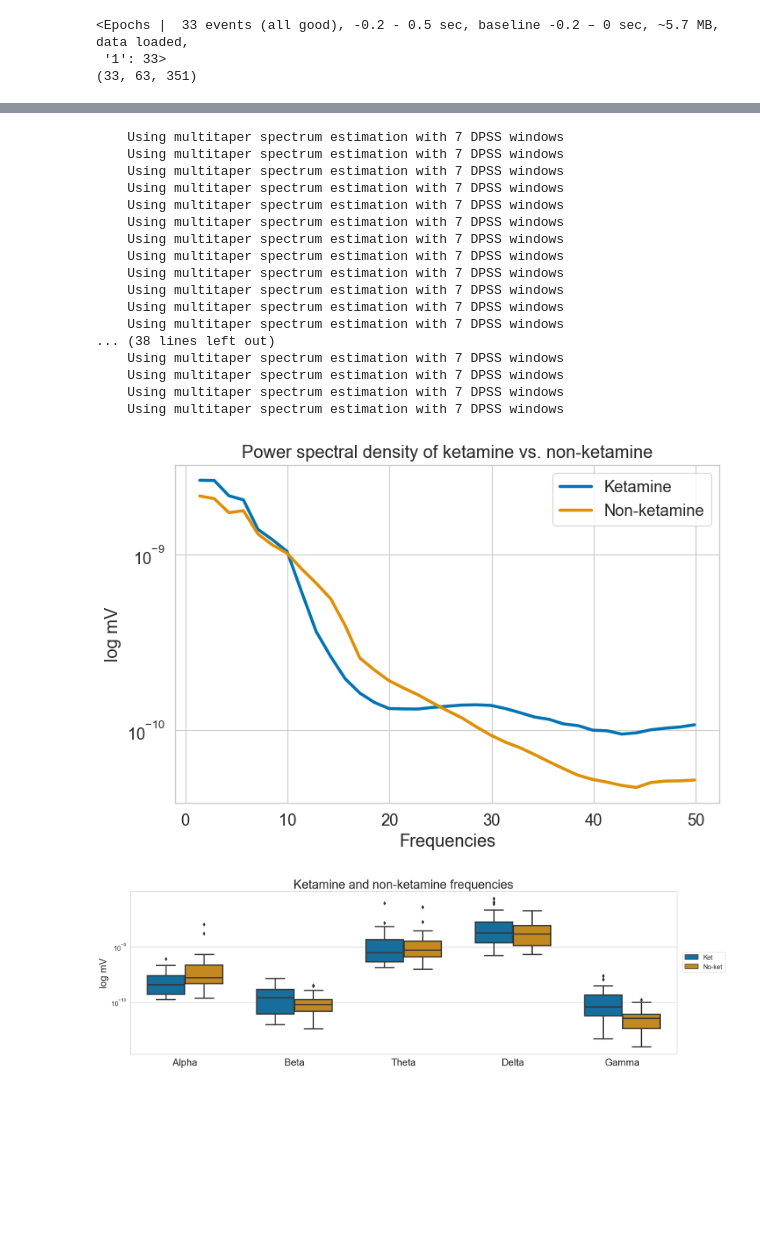
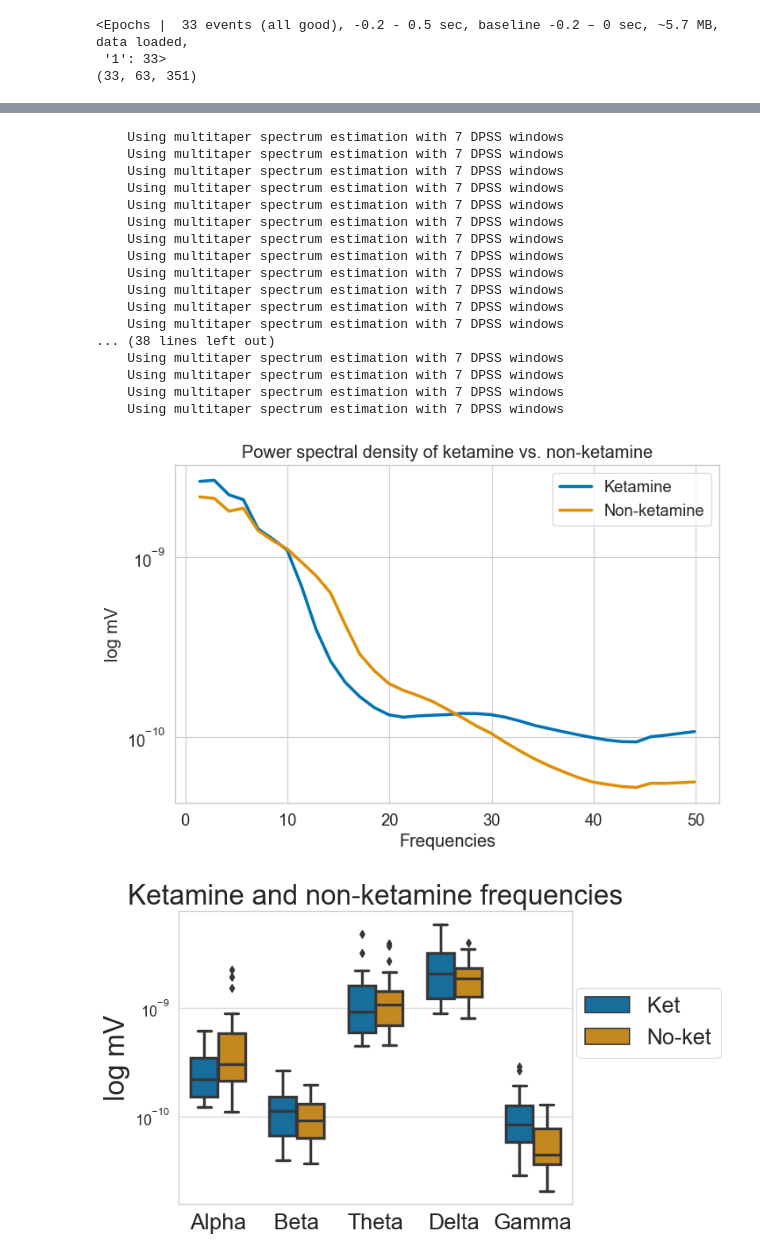
Before and after one commit to AndrlmMass/Ketamine-project, a Jupyter notebook: DataAnalysis/EEG_analysis/MainAnal/SpectrumAnalyses.ipynb, the cells around one changed output, grey strips where cells are left out. Drawn from its saved outputs; the diff is of its cells as text; code cells hidden in the pictures; blank space fills up the shorter version.

```diff
--- a/DataAnalysis/EEG_analysis/MainAnal/SpectrumAnalyses.ipynb
+++ b/DataAnalysis/EEG_analysis/MainAnal/SpectrumAnalyses.ipynb
@@ -166,7 +166,7 @@ for cond in DataAd.keys():
     for pers in DataAd[cond]:
         psds, sfreq = mne.time_frequency.psd_array_multitaper(DataAd[cond][pers],sfreq=500, fmin=1, fmax=50)
         if pers == '2001':
-            pers = 2001
+            pers = 'Pilot_2001'
         if cond in ket_conds:
             ED_sum = df.loc[Q_corresp[ket_conds.index(cond)],pers]
             ON_sum = df.loc[Q_corresp[ket_conds.index(cond)]+1,pers]
@@ -206,9 +206,9 @@ sns.lineplot(x=sfreq,y=list(np.mean(psdss['ED: 1'],axis=0).T),label='ED: 1')
 sns.lineplot(x=sfreq,y=list(np.mean(psdss['ED_ON: 0'],axis=0).T),label='ED_ON: 0')
 sns.lineplot(x=sfreq,y=list(np.mean(psdss['ED_ON: 1'],axis=0).T),label='ED_ON: 1')
 plt.yscale('log')
-plt.xlabel('Frequencies')
-plt.ylabel('log mV')
-plt.title('Power spectral density of Ego dissolution vs. non-ego dissolution', loc='center')
+plt.xlabel('Frequencies', size=25)
+plt.ylabel('log mV', size=25)
+plt.title('Power spectral density of ED vs. non-ED', loc='center', size=25)
 plt.legend()
 # Resize the figure to a specific size
 plt.gcf().set_size_inches(8, 5) # 6 inches by 4 inches
@@ -302,7 +303,7 @@ with open(file_path,'rb') as g:
 DataA = raw.copy()
 # %%
 #Psd between ket and non-ket
-
+DataAd = DataA.copy()
 #Categorize data by ket or non-ket
 Ketictary = {'Ket':[],'No-ket':[]}
 for cond in DataAd.keys():
@@ -349,38 +350,41 @@ plt.savefig('M:\\pc\\Dokumenter\\GitHub\\Ketamine-project\\DataAnalysis\\EEG_ana
     Using multitaper spectrum estimation with 7 DPSS windows
     Using multitaper spectrum estimation with 7 DPSS windows
     Using multitaper spectrum estimation with 7 DPSS windows
-[figure, old version]
+[figure, new version]
 # %%
 #Now do the same for the boxplot
 #Create a dictionary with the frequencies
 freqs = {'Alpha':{'Ket':[], 'No-ket':[]},'Beta':{'Ket':[], 'No-ket':[]},'Theta':{'Ket':[], 'No-ket':[]},'Delta':{'Ket':[], 'No-ket':[]},'Gamma':{'Ket':[], 'No-ket':[]}}
 for cond in Ketictary.keys():
     for psd in Ketictary[cond]:
         freqs['Alpha'][cond].append(np.mean(psd[8:12],axis=0))
         freqs['Beta'][cond].append(np.mean(psd[13:30],axis=0))
         freqs['Theta'][cond].append(np.mean(psd[4:7],axis=0))
         freqs['Delta'][cond].append(np.mean(psd[1:3],axis=0))
         freqs['Gamma'][cond].append(np.mean(psd[31:50],axis=0))
 
 # Convert the dictionary to a long-form dataframe
 df = pd.DataFrame([(k1, k2, x) for k1,v1 in freqs.items() for k2,v2 in v1.items() for x in v2], columns=['Frequency', 'Condition', 'Value'])
 # Create a grouped boxplot
 sns.boxplot(x='Frequency', y='Value', hue='Condition', data=df, palette="colorblind", width=0.7)
 # Get the current axis object
 ax = plt.gca()
 # Set the size of minor x-axis ticks
 ax.tick_params(axis='x', which='major', labelsize=20)
 plt.xlabel(None)
 plt.yscale('log')
-plt.ylabel('log mV', size=20)
-plt.legend(loc=(1.01, 0.5))
+plt.ylabel('log mV', size=25)
+plt.legend(loc=(1.01, 0.5), fontsize=20)
 plt.title('Ketamine and non-ketamine frequencies', size=25)
 # Resize the figure to a specific size
-plt.gcf().set_size_inches(20, 6)
+
+#Calculate significance levels using
+
+
 # Save the plot to a file
 plt.savefig('M:\\pc\\Dokumenter\\GitHub\\Ketamine-project\\DataAnalysis\\EEG_analysis\\MainAnal\\SpectrumAnal\\psd_ket_comparison_boxplot.png',dpi=300)
 # %% [output]
-[figure, old version]
+[figure, new version]
 # %%
 #### Compare ego dissolution vs. non-ego dissolution ####
 import math
```
Also changed, not shown: parts of 23 cells of this notebook.
